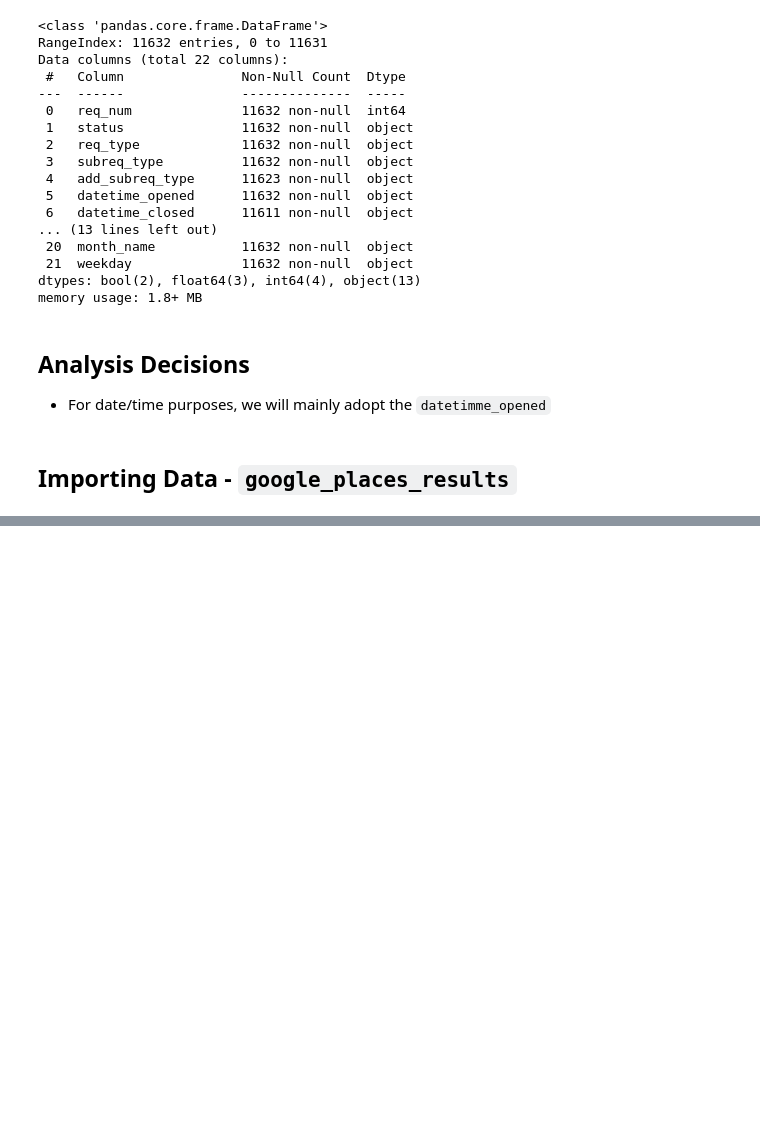
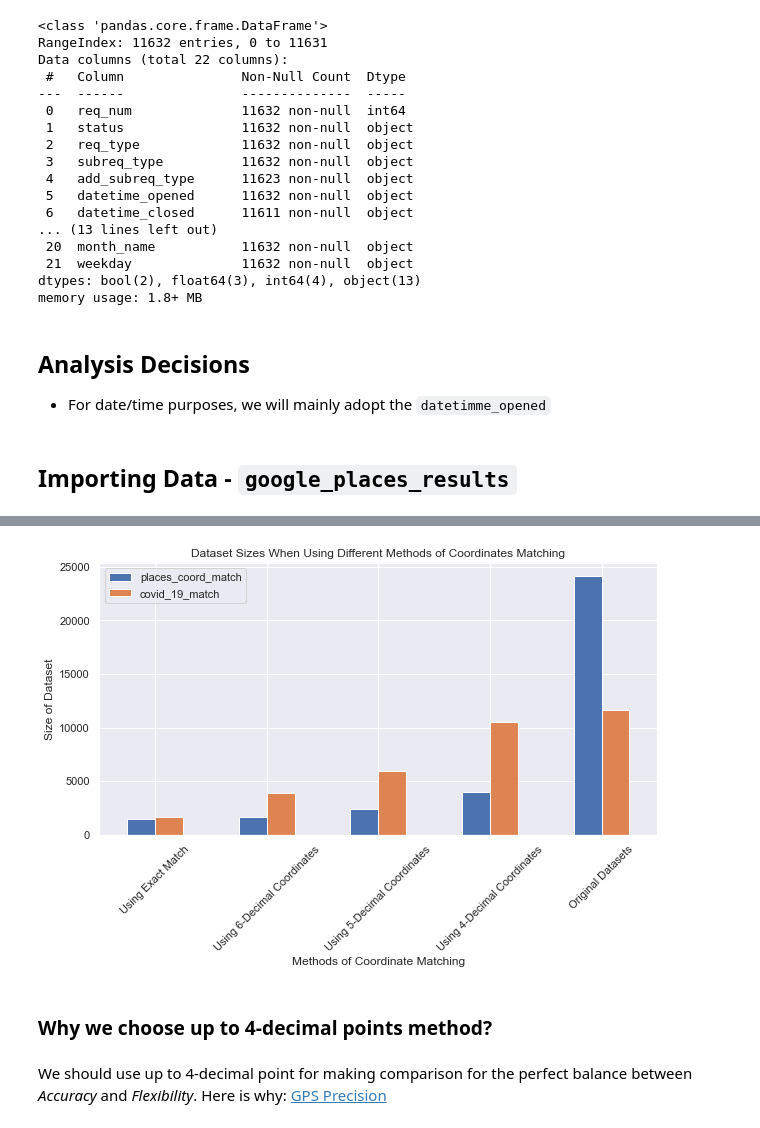
Before and after one commit to nss-data-science-cohort-4/dq4-covid-nashville-tcov19, a Jupyter notebook: notebooks/maeva-covid-19-part4.ipynb, the cells around one changed output, grey strips where cells are left out. Cells and saved outputs as stored; diff of their text form; code cells hidden in the pictures; blank space fills up the shorter version.

Commit message:
Up to 'Why we choose up to 4-decimal points method?'

```diff
--- a/notebooks/maeva-covid-19-part4.ipynb
+++ b/notebooks/maeva-covid-19-part4.ipynb
@@ -81,0 +461,3 @@ memory usage: 1.8+ MB
+# %%
+places[["latitude", "longitude", "mapped_loc_lat", "mapped_loc_long"]] = places[["latitude", "longitude", "mapped_loc_lat", "mapped_loc_long"]].round(4)
+places[["latitude", "longitude", "mapped_loc_lat", "mapped_loc_long"]]
@@ -81,0 +480,4 @@ memory usage: 1.8+ MB
+# %%
+places_4dec_match = places[(places['latitude'] == places['mapped_loc_lat']) & (places['longitude'] == places['mapped_loc_long'])]
+print(places_4dec_match.shape)
+places_4dec_match
@@ -81,0 +501,4 @@ memory usage: 1.8+ MB
+# %%
+covid_19_4dec_places = covid_19.merge(places_4dec_match, on=["latitude", "longitude"], suffixes=("_cov", "_plc"))
+print(covid_19_4dec_places.shape)
+covid_19_4dec_places.head()
@@ -81,0 +527,23 @@ memory usage: 1.8+ MB
+# %%
+data_numbers = pd.DataFrame([{
+    "case": "Using Exact Match",
+    "places_coord_match": places_exact_match.shape[0],
+    "covid_19_match": covid_19_exact_places.shape[0]
+}, {
+    "case": "Using 6-Decimal Coordinates",
+    "places_coord_match": places_6dec_match.shape[0],
+    "covid_19_match": covid_19_6dec_places.shape[0]
+}, {
+    "case": "Using 5-Decimal Coordinates",
+    "places_coord_match": places_5dec_match.shape[0],
+    "covid_19_match": covid_19_5dec_places.shape[0]
+}, {
+    "case": "Using 4-Decimal Coordinates",
+    "places_coord_match": places_4dec_match.shape[0],
+    "covid_19_match": covid_19_4dec_places.shape[0]
+}, {
+    "case": "Original Datasets",
+    "places_coord_match": places.shape[0],
+    "covid_19_match": covid_19.shape[0]
+}])
+data_numbers
@@ -81,0 +557,12 @@ memory usage: 1.8+ MB
+# %%
+data_numbers.plot(x="case", kind="bar", by="rows", rot=45, figsize=(10,5))
+
+plt.title("Dataset Sizes When Using Different Methods of Coordinates Matching")
+plt.ylabel("Size of Dataset")
+plt.xlabel("Methods of Coordinate Matching");
+# %% [output]
+[figure, added]
+# %% [markdown]
+### Why we choose up to 4-decimal points method?
+# %% [markdown]
+We should use up to 4-decimal point for making comparison for the perfect balance between *Accuracy* and *Flexibility*. Here is why: [GPS Precision](https://blis.com/precision-matters-critical-importance-decimal-places-five-lowest-go/)
```
Also changed, not shown: parts of 52 cells of this notebook.
